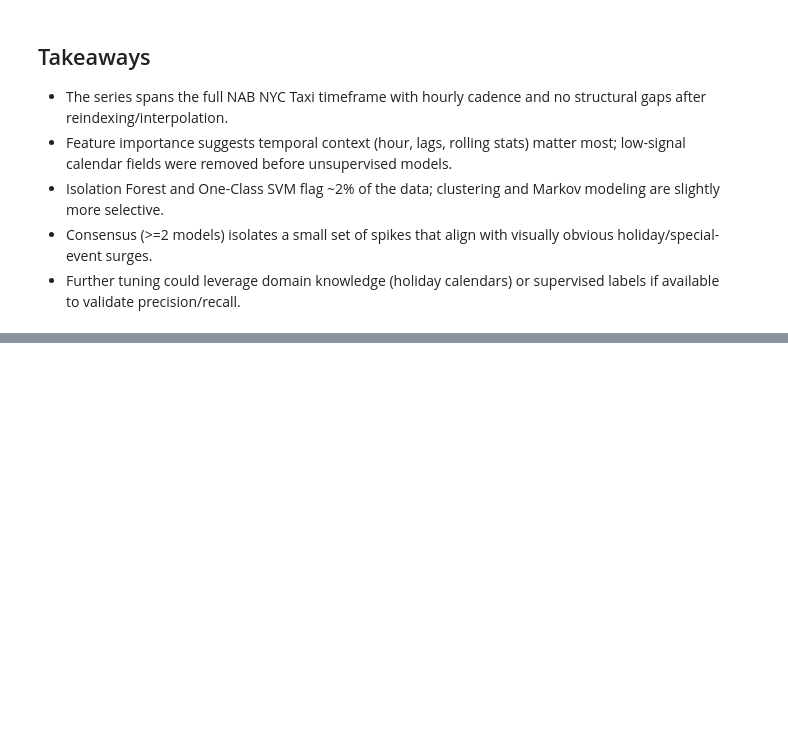
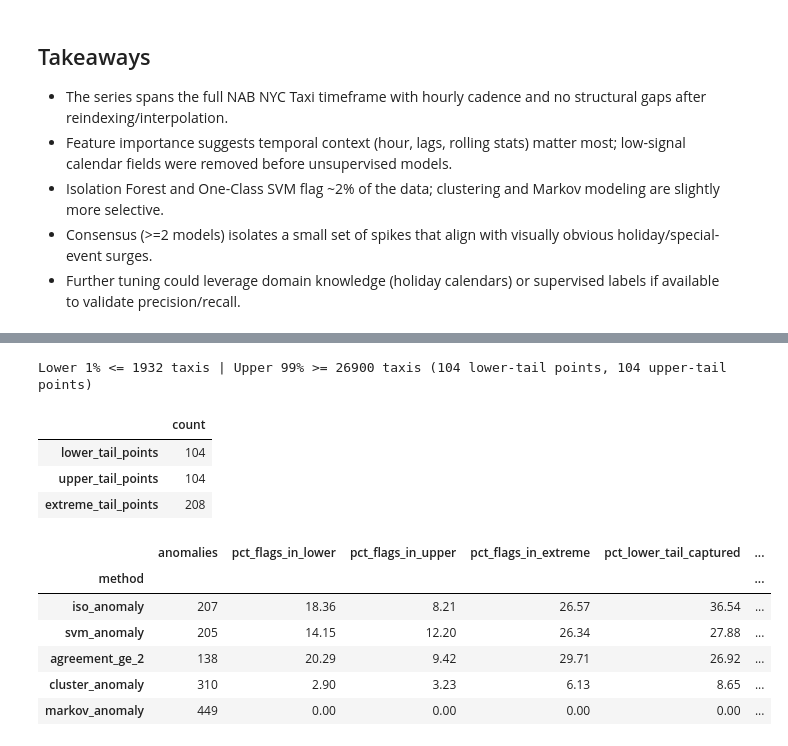
Before and after one commit to yaniam/nyc_taxi, a Jupyter notebook: nyc_taxi.ipynb, the cells around one changed output, grey strips where cells are left out. Drawn from its saved outputs; the diff is of its cells as text; code cells hidden in the pictures; blank space fills up the shorter version.

Commit message:
Update NYC taxi notebook: reset execution counts, add markdown for tail percentile sanity check, and include code for evaluating anomaly detection methods against extreme demand levels.

```diff
--- a/nyc_taxi.ipynb
+++ b/nyc_taxi.ipynb
@@ -404,0 +406,72 @@ Name: count, dtype: int64
+# %%
+lower_pct, upper_pct = 0.01, 0.99
+lower_bound = features["value"].quantile(lower_pct)
+upper_bound = features["value"].quantile(upper_pct)
+
+lower_tail_mask = features["value"] <= lower_bound
+upper_tail_mask = features["value"] >= upper_bound
+extreme_tail_mask = lower_tail_mask | upper_tail_mask
+
+tail_totals = pd.Series(
+    {
+        "lower_tail_points": int(lower_tail_mask.sum()),
+        "upper_tail_points": int(upper_tail_mask.sum()),
+        "extreme_tail_points": int(extreme_tail_mask.sum()),
+    }
+)
+
+tail_eval_masks = {method: features[method].astype(bool) for method in methods}
+tail_eval_masks["agreement_ge_2"] = combined_anomalies["agreement"] >= 2
+
+summary_rows = []
+for label, mask in tail_eval_masks.items():
+    mask = mask.astype(bool)
+    flagged = int(mask.sum())
+    if flagged == 0:
+        continue
+    lower_hits = int((mask & lower_tail_mask).sum())
+    upper_hits = int((mask & upper_tail_mask).sum())
+    extreme_hits = int((mask & extreme_tail_mask).sum())
+    summary_rows.append(
+        {
+            "method": label,
+            "anomalies": flagged,
+            "pct_flags_in_lower": (lower_hits / flagged) * 100,
+            "pct_flags_in_upper": (upper_hits / flagged) * 100,
+            "pct_flags_in_extreme": (extreme_hits / flagged) * 100,
+            "pct_lower_tail_captured": (lower_hits / tail_totals["lower_tail_points"]) * 100,
+            "pct_upper_tail_captured": (upper_hits / tail_totals["upper_tail_points"]) * 100,
+            "pct_extreme_tail_captured": (extreme_hits / tail_totals["extreme_tail_points"]) * 100,
+        }
+    )
+
+if summary_rows:
+    tail_alignment = (
+        pd.DataFrame(summary_rows)
+        .set_index("method")
+        .sort_values("pct_extreme_tail_captured", ascending=False)
+        .round(2)
+    )
+else:
+    tail_alignment = pd.DataFrame()
+
+print(
+    f"Lower 1% <= {lower_bound:.0f} taxis | Upper 99% >= {upper_bound:.0f} taxis "
+    f"({tail_totals['lower_tail_points']} lower-tail points, {tail_totals['upper_tail_points']} upper-tail points)"
+)
+
+display(tail_totals.to_frame(name="count"))
+display(tail_alignment)
+# %% [output]
+Lower 1% <= 1932 taxis | Upper 99% >= 26900 taxis (104 lower-tail points, 104 upper-tail points)
+|  | count |
+| lower_tail_points | 104 |
+| upper_tail_points | 104 |
+| extreme_tail_points | 208 |
+|  | anomalies | pct_flags_in_lower | pct_flags_in_upper | pct_flags_in_extreme | pct_lower_tail_captured | ... |
+| method |  |  |  |  |  | ... |
+| iso_anomaly | 207 | 18.36 | 8.21 | 26.57 | 36.54 | ... |
+| svm_anomaly | 205 | 14.15 | 12.20 | 26.34 | 27.88 | ... |
+| agreement_ge_2 | 138 | 20.29 | 9.42 | 29.71 | 26.92 | ... |
+| cluster_anomaly | 310 | 2.90 | 3.23 | 6.13 | 8.65 | ... |
+| markov_anomaly | 449 | 0.00 | 0.00 | 0.00 | 0.00 | ... |
```
Also changed, not shown: parts of 3 cells of this notebook.
